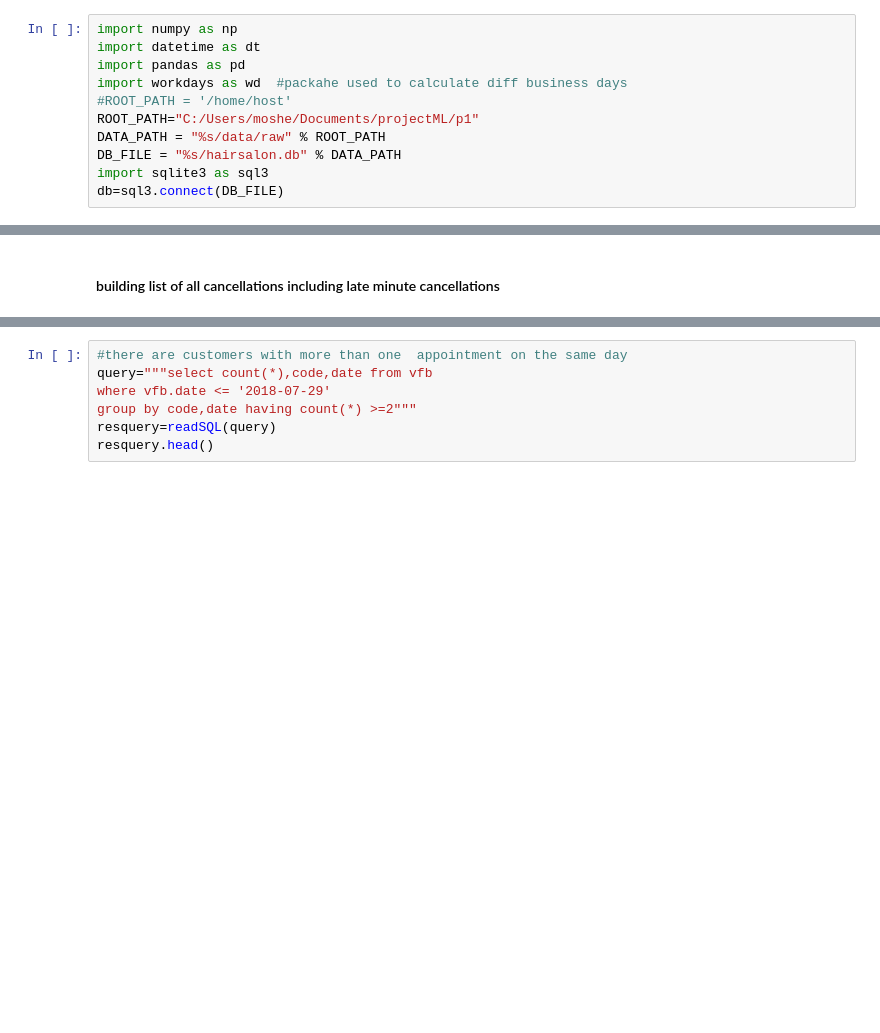
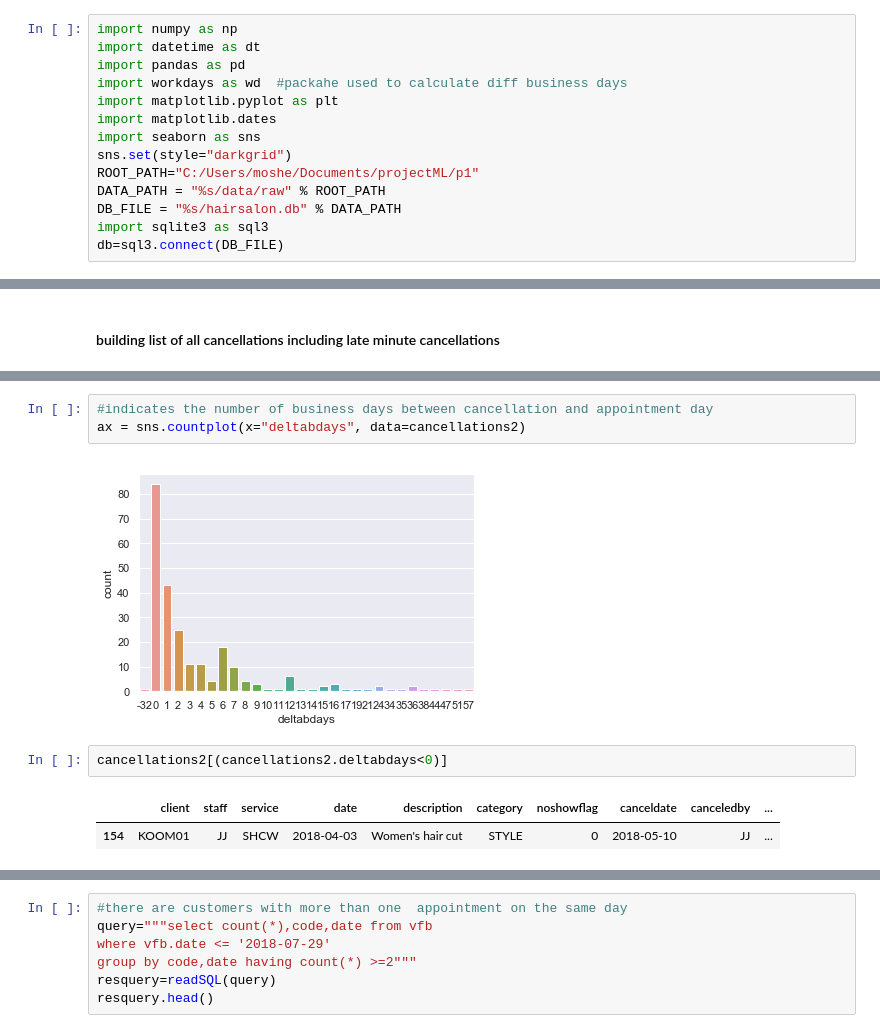
Before and after one commit to ericma007/p1, a Jupyter notebook: notebooks/init-database-exploration.ipynb, the cells around one changed output, grey strips where cells are left out. Cells and saved outputs as stored; diff of their text form; blank space fills up the shorter version.

```diff
--- a/notebooks/init-database-exploration.ipynb
+++ b/notebooks/init-database-exploration.ipynb
@@ -10,7 +10,10 @@ import numpy as np
 import datetime as dt
 import pandas as pd
 import workdays as wd  #packahe used to calculate diff business days
-#ROOT_PATH = '/home/host'
+import matplotlib.pyplot as plt
+import matplotlib.dates
+import seaborn as sns
+sns.set(style="darkgrid")
 ROOT_PATH="C:/Users/moshe/Documents/projectML/p1"
 DATA_PATH = "%s/data/raw" % ROOT_PATH
 DB_FILE = "%s/hairsalon.db" % DATA_PATH
@@ -655,2 +661,12 @@ cancellations2.head()
+# %%
+#indicates the number of business days between cancellation and appointment day
+ax = sns.countplot(x="deltabdays", data=cancellations2)
+# %% [output]
+[figure, added]
+# %%
+cancellations2[(cancellations2.deltabdays<0)]
+# %% [output]
+|  | client | staff | service | date | description | category | noshowflag | canceldate | canceledby | ... |
+| 154 | KOOM01 | JJ | SHCW | 2018-04-03 | Women's hair cut | STYLE | 0 | 2018-05-10 | JJ | ... |
 # %%
 cancellations2["latecancellation"]=0
```
Also changed, not shown: parts of 33 cells of this notebook, 3 other files.
